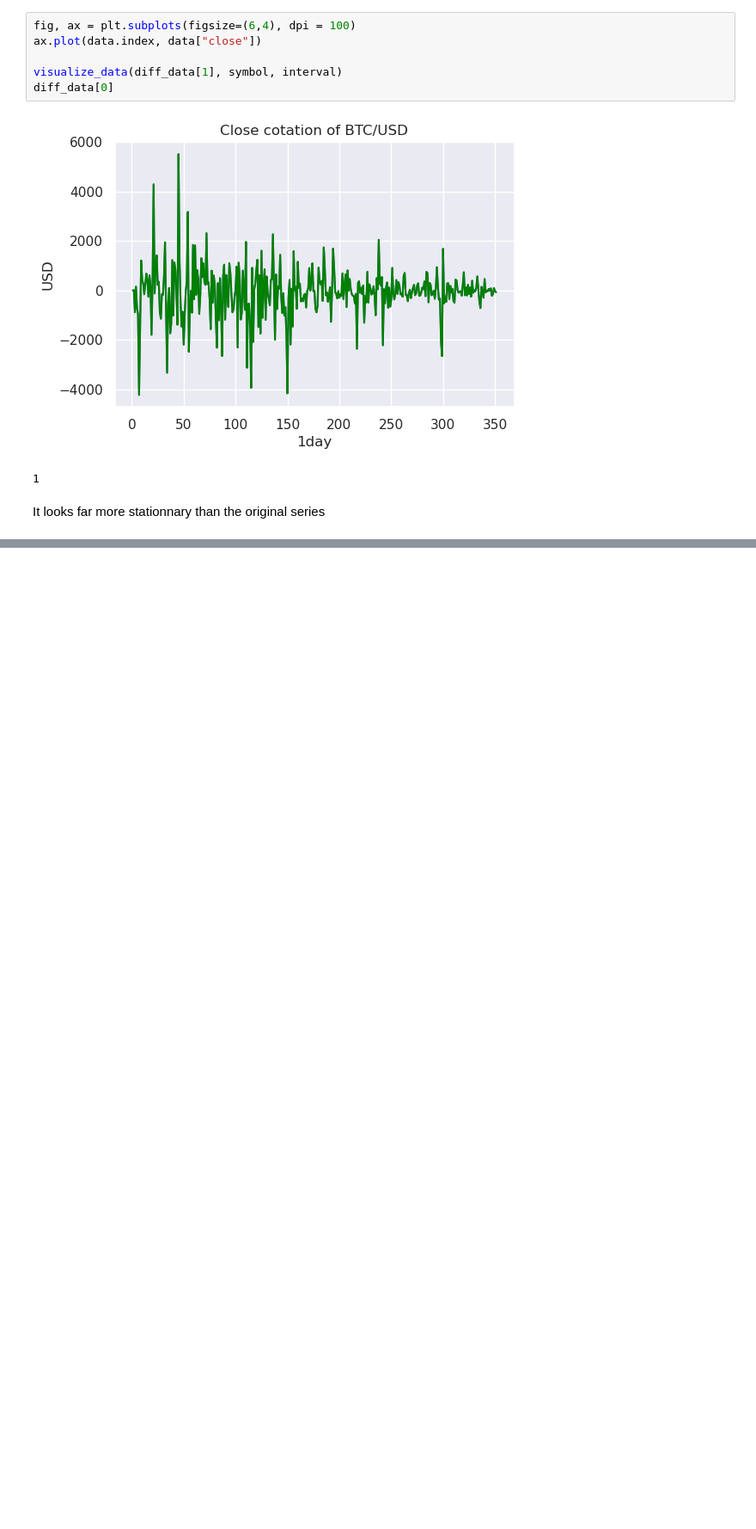
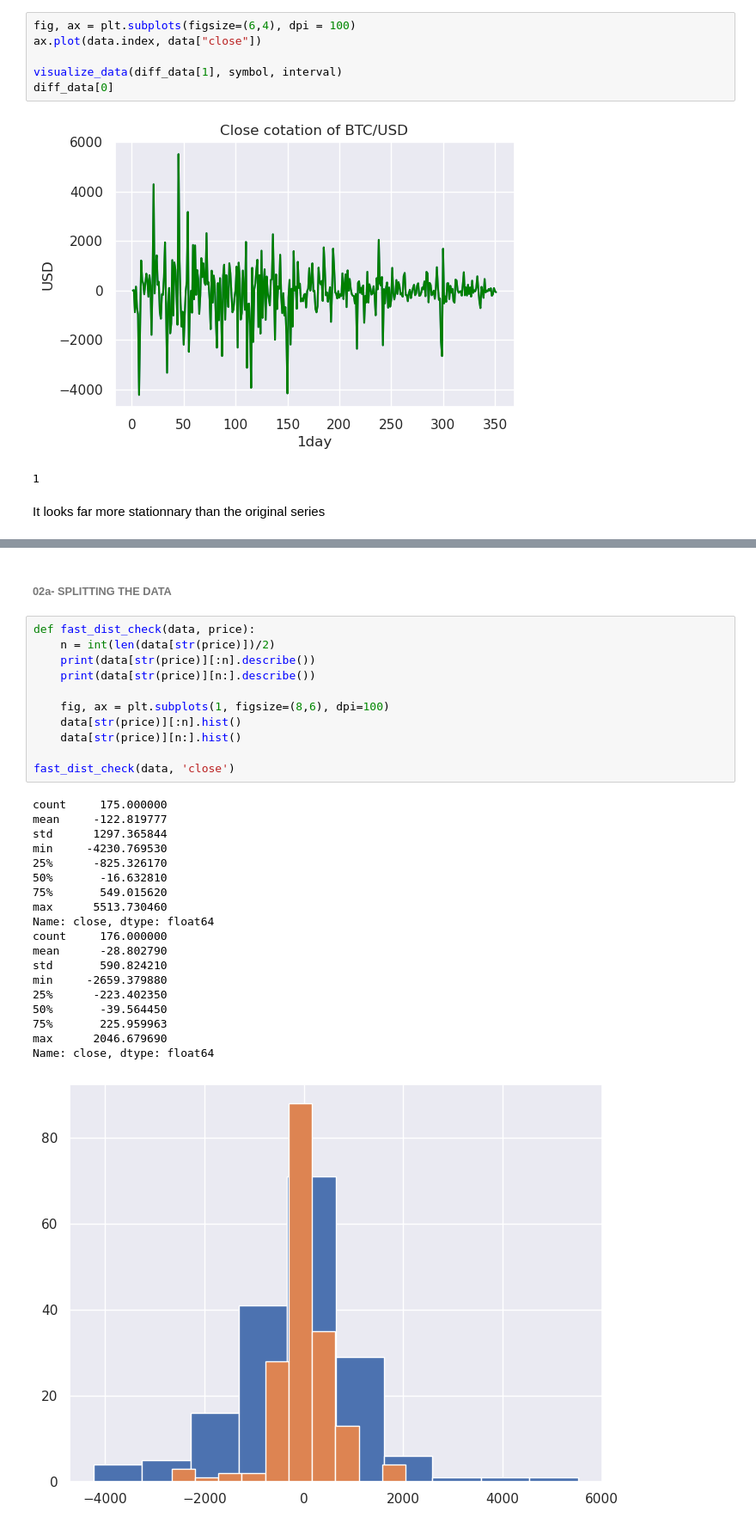
Before and after one commit to MohamedKeteb/Crypto_project, a Jupyter notebook: arima_model.ipynb, the cells around one changed output, grey strips where cells are left out. Shown at 86% size. Drawn from its saved outputs; the diff is of its cells as text; blank space fills up the shorter version.

```diff
--- a/arima_model.ipynb
+++ b/arima_model.ipynb
@@ -223,0 +264,33 @@ We look for significant points outside the shaded area and a geometric decay if
+# %% [markdown]
+###### **02a- SPLITTING THE DATA**
+# %%
+def fast_dist_check(data, price):
+    n = int(len(data[str(price)])/2)
+    print(data[str(price)][:n].describe())
+    print(data[str(price)][n:].describe())
+
+    fig, ax = plt.subplots(1, figsize=(8,6), dpi=100)
+    data[str(price)][:n].hist()
+    data[str(price)][n:].hist()
+
+fast_dist_check(data, 'close')
+# %% [output]
+count     175.000000
+mean     -122.819777
+std      1297.365844
+min     -4230.769530
+25%      -825.326170
+50%       -16.632810
+75%       549.015620
+max      5513.730460
+Name: close, dtype: float64
+count     176.000000
+mean      -28.802790
+std       590.824210
+min     -2659.379880
+25%      -223.402350
+50%       -39.564450
+75%       225.959963
+max      2046.679690
+Name: close, dtype: float64
+[figure, added]
```
Also changed, not shown: parts of 13 cells of this notebook.
